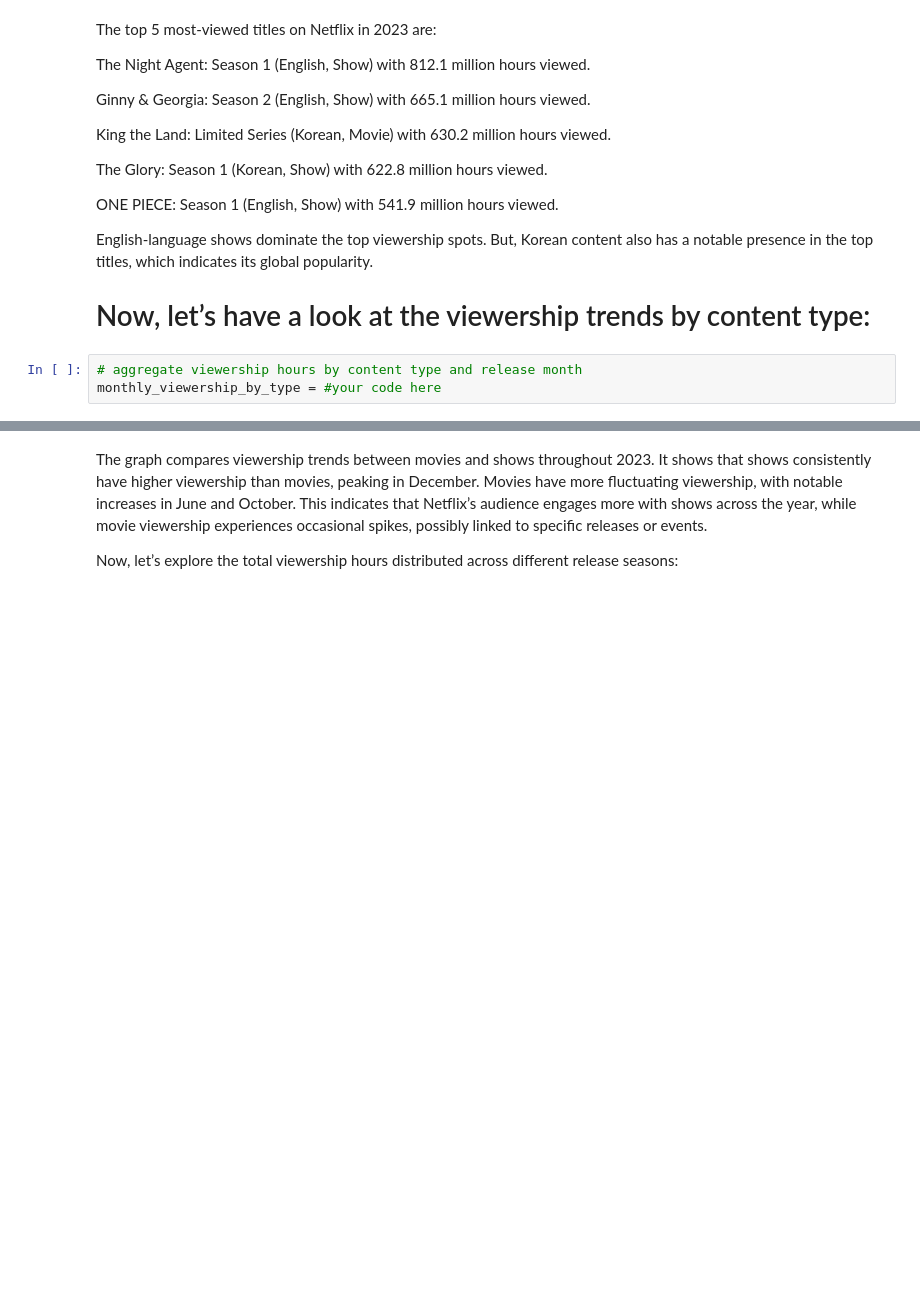
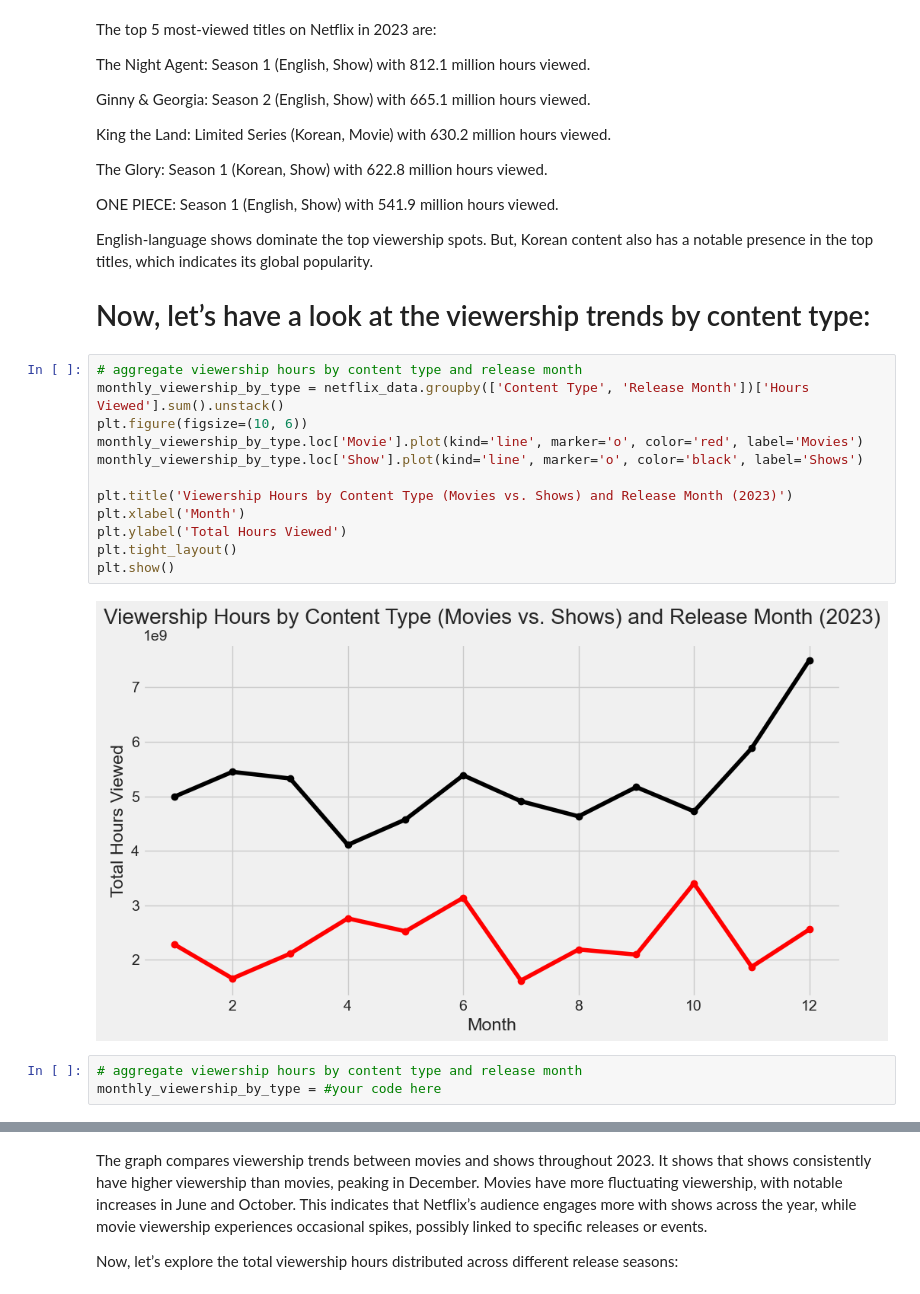
Before and after one commit to udayPatil45/WIDS-2024-Netflix-Content-Strategy-Analysis, a Jupyter notebook: Final Assignment .ipynb, the cells around one changed output, grey strips where cells are left out. Cells and saved outputs as stored; diff of their text form; blank space fills up the shorter version.

```diff
--- a/Final Assignment .ipynb
+++ b/Final Assignment .ipynb
@@ -90,7 +184,21 @@ English-language shows dominate the top viewership spots. But, Korean content al
 # Now, let’s have a look at the viewership trends by content type:
 # %%
 # aggregate viewership hours by content type and release month
-monthly_viewership_by_type = #your code here
+monthly_viewership_by_type = netflix_data.groupby(['Content Type', 'Release Month'])['Hours Viewed'].sum().unstack()
+plt.figure(figsize=(10, 6))
+monthly_viewership_by_type.loc['Movie'].plot(kind='line', marker='o', color='red', label='Movies')
+monthly_viewership_by_type.loc['Show'].plot(kind='line', marker='o', color='black', label='Shows')
+
+plt.title('Viewership Hours by Content Type (Movies vs. Shows) and Release Month (2023)')
+plt.xlabel('Month')
+plt.ylabel('Total Hours Viewed')
+plt.tight_layout()
+plt.show()
+# %% [output]
+[figure, added]
+# %%
+# aggregate viewership hours by content type and release month
+monthly_viewership_by_type = #your code here
 # %% [markdown]
 ![newplot%20%283%29.png](attachment:newplot%20%283%29.png)
 # %% [markdown]
```
Also changed, not shown: parts of 18 cells of this notebook.
